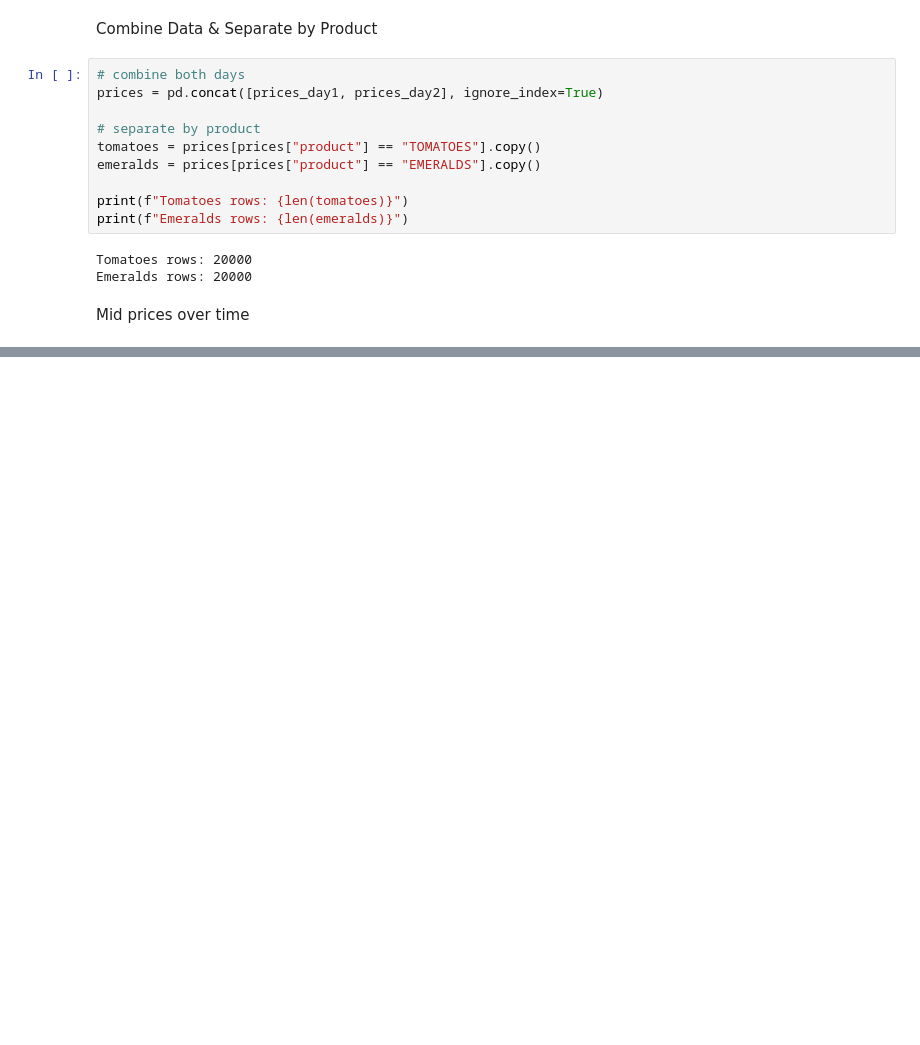
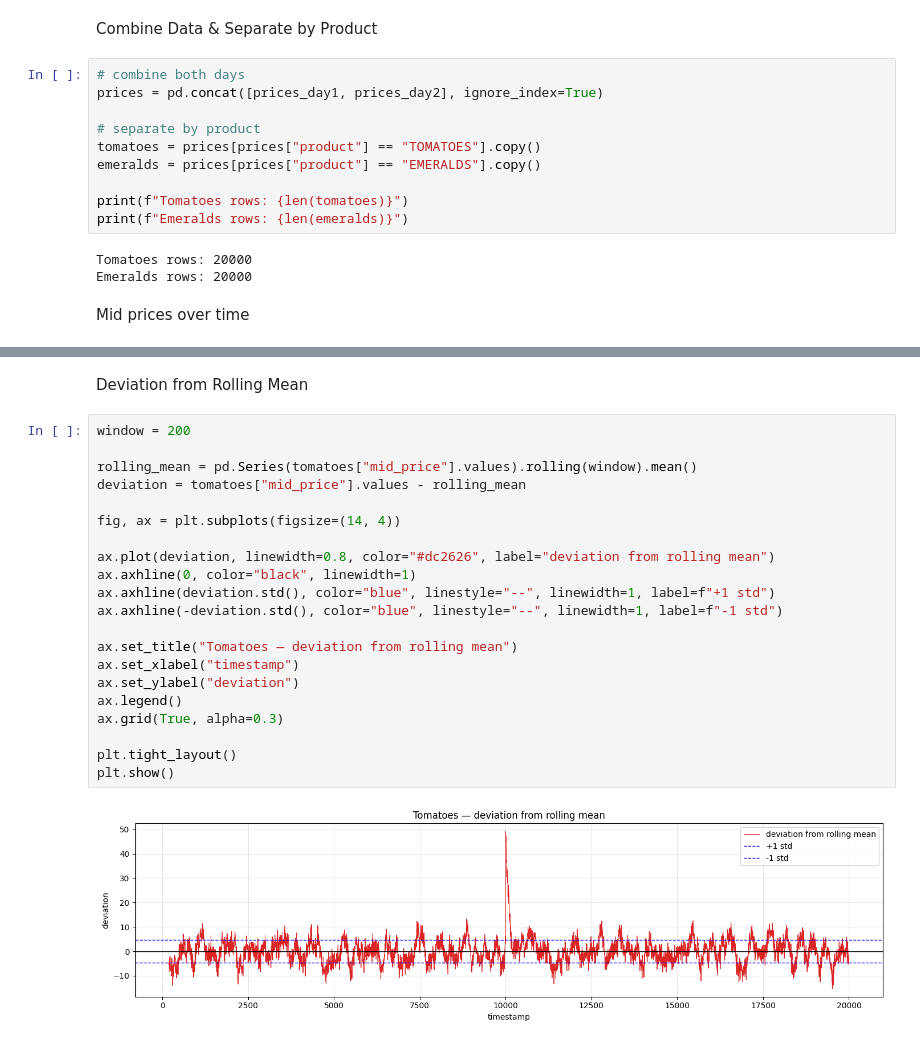
Before and after one commit to shohinirheasarkar/imc-prosperity-4-daily-tracker, a Jupyter notebook: eda/exploringtutorialdataimc.ipynb, the cells around one changed output, grey strips where cells are left out. Cells and saved outputs as stored; diff of their text form; blank space fills up the shorter version.

```diff
--- a/eda/exploringtutorialdataimc.ipynb
+++ b/eda/exploringtutorialdataimc.ipynb
@@ -71,0 +96,25 @@ plt.show()
+# %% [markdown]
+Deviation from Rolling Mean
+# %%
+window = 200
+
+rolling_mean = pd.Series(tomatoes["mid_price"].values).rolling(window).mean()
+deviation = tomatoes["mid_price"].values - rolling_mean
+
+fig, ax = plt.subplots(figsize=(14, 4))
+
+ax.plot(deviation, linewidth=0.8, color="#dc2626", label="deviation from rolling mean")
+ax.axhline(0, color="black", linewidth=1)
+ax.axhline(deviation.std(), color="blue", linestyle="--", linewidth=1, label=f"+1 std")
+ax.axhline(-deviation.std(), color="blue", linestyle="--", linewidth=1, label=f"-1 std")
+
+ax.set_title("Tomatoes — deviation from rolling mean")
+ax.set_xlabel("timestamp")
+ax.set_ylabel("deviation")
+ax.legend()
+ax.grid(True, alpha=0.3)
+
+plt.tight_layout()
+plt.show()
+# %% [output]
+[figure, added]
```
Also changed, not shown: parts of 4 cells of this notebook.
